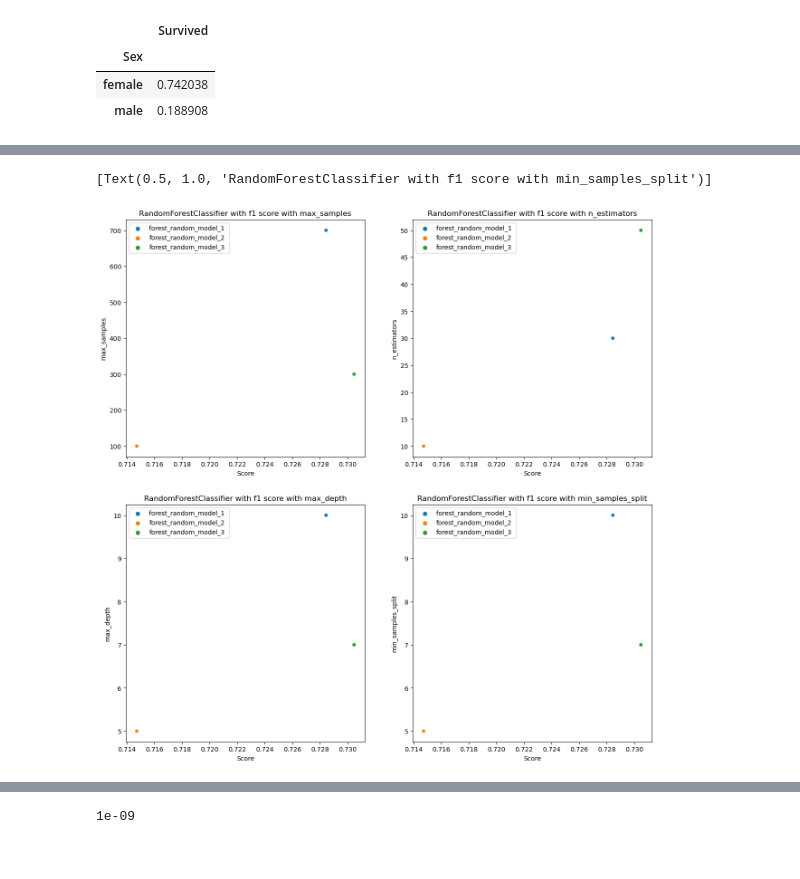
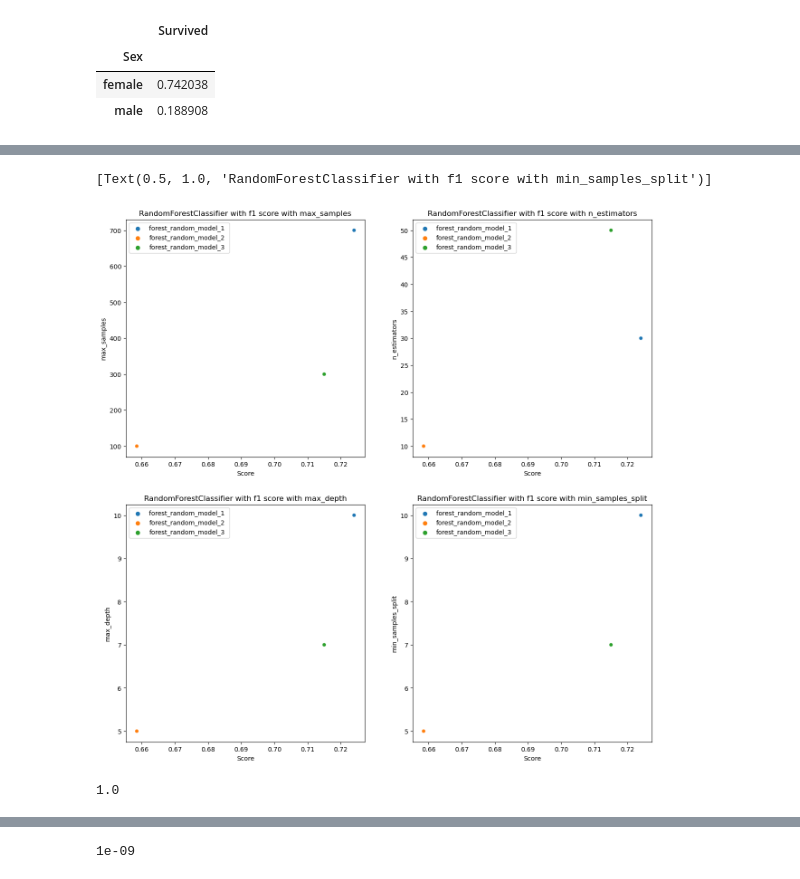
Before and after one commit to GrebnevRoman/ML_TITANIC_RESEARCH, a Jupyter notebook: ML_TITANIC_TASK.ipynb, the cells around one changed output, grey strips where cells are left out. Cells and saved outputs as stored; diff of their text form; code cells hidden in the pictures.

```diff
--- a/ML_TITANIC_TASK.ipynb
+++ b/ML_TITANIC_TASK.ipynb
@@ -39,3 +38,11 @@ train_df.groupby('Sex')[['Survived']].mean()
 | Sex |  |
 | female | 0.742038 |
 | male | 0.188908 |
+# %%
+train_df = pd.read_csv('train.csv')
+labelencoder = LabelEncoder()
+train_df.iloc[:,4] = labelencoder.fit_transform(train_df.iloc[:,4].values) #change sex from male female
+# to 0 and 1 in case that we have bad data like female_sex and male_sex
+print(train_df['Sex'].unique()) #check that all params has changed
+y = train_df["Survived"]
+features = ["Pclass","SibSp","Sex", "Parch"]
@@ -95,47 +130,47 @@ forest_random_model_3 = RandomForestClassifier(n_estimators=50,
                                               )
 
 
-forest_random_model_1.fit(X, y)
-forest_random_model_2.fit(X, y)
-forest_random_model_3.fit(X, y)
+forest_random_model_1.fit(Xx, y)
+forest_random_model_2.fit(Xx, y)
+forest_random_model_3.fit(Xx, y)
 
 
-print("F1 forest_random_model_1 score accuracy is {} ".format(f1_score(y,forest_random_model_1.predict(X))))
-print("F1 forest_random_model_2 score accuracy is {} ".format(f1_score(y,forest_random_model_2.predict(X))))
-print("F1 forest_random_model_3 score accuracy is {} ".format(f1_score(y,forest_random_model_3.predict(X))))
+print("F1 forest_random_model_1 score accuracy is {} ".format(f1_score(y,forest_random_model_1.predict(Xx))))
+print("F1 forest_random_model_2 score accuracy is {} ".format(f1_score(y,forest_random_model_2.predict(Xx))))
+print("F1 forest_random_model_3 score accuracy is {} ".format(f1_score(y,forest_random_model_3.predict(Xx))))
 
-cm_forest_1 = confusion_matrix(y, forest_random_model.predict(X))
-cm_forest_2 = confusion_matrix(y, forest_random_model.predict(X))
-cm_forest_3 = confusion_matrix(y, forest_random_model.predict(X))
+cm_forest_1 = confusion_matrix(y, forest_random_model.predict(Xx))
+cm_forest_2 = confusion_matrix(y, forest_random_model.predict(Xx))
+cm_forest_3 = confusion_matrix(y, forest_random_model.predict(Xx))
 
 print("\nForest matrix is \n {}".format(cm_forest_1))
-TN, FP, FN, TP = confusion_matrix(y, forest_random_model_1.predict(X)).ravel()
+TN, FP, FN, TP = confusion_matrix(y, forest_random_model_1.predict(Xx)).ravel()
 print('Testing Accuracy = "{} !" and with score is {}'.format((TP + TN) / (TP + TN + FN + FP)
-                                                             ,forest_random_model_1.score(X,y) ) )
+                                                             ,forest_random_model_1.score(Xx,y) ) )
 print("\nForest matrix is \n {}".format(cm_forest_2))
-TN, FP, FN, TP = confusion_matrix(y, forest_random_model_2.predict(X)).ravel()
+TN, FP, FN, TP = confusion_matrix(y, forest_random_model_2.predict(Xx)).ravel()
 print('Testing Accuracy = "{} !" and with score is {}'.format((TP + TN) / (TP + TN + FN + FP)
-                                                             ,forest_random_model_2.score(X,y) ) )
+                                                             ,forest_random_model_2.score(Xx,y) ) )
 print("\nForest matrix is \n {}".format(cm_forest_3))
-TN, FP, FN, TP = confusion_matrix(y, forest_random_model_3.predict(X)).ravel()
+TN, FP, FN, TP = confusion_matrix(y, forest_random_model_3.predict(Xx)).ravel()
 print('Testing Accuracy = "{} !" and with score is {}'.format((TP + TN) / (TP + TN + FN + FP)
-                                                             ,forest_random_model_3.score(X,y) ) )
+                                                             ,forest_random_model_3.score(Xx,y) ) )
 
-data_forest_samples = [[f1_score(y,forest_random_model_1.predict(X)),forest_random_model_1.max_samples],
-       [f1_score(y,forest_random_model_2.predict(X)),forest_random_model_2.max_samples],
-       [f1_score(y,forest_random_model_3.predict(X)),forest_random_model_3.max_samples]]
+data_forest_samples = [[f1_score(y,forest_random_model_1.predict(Xx)),forest_random_model_1.max_samples],
+       [f1_score(y,forest_random_model_2.predict(Xx)),forest_random_model_2.max_samples],
+       [f1_score(y,forest_random_model_3.predict(Xx)),forest_random_model_3.max_samples]]
 
-data_forest_estimators = [[f1_score(y,forest_random_model_1.predict(X)),forest_random_model_1.n_estimators],
-       [f1_score(y,forest_random_model_2.predict(X)),forest_random_model_2.n_estimators],
-       [f1_score(y,forest_random_model_3.predict(X)),forest_random_model_3.n_estimators]]
+data_forest_estimators = [[f1_score(y,forest_random_model_1.predict(Xx)),forest_random_model_1.n_estimators],
+       [f1_score(y,forest_random_model_2.predict(Xx)),forest_random_model_2.n_estimators],
+       [f1_score(y,forest_random_model_3.predict(Xx)),forest_random_model_3.n_estimators]]
 
-data_forest_depth = [[f1_score(y,forest_random_model_1.predict(X)),forest_random_model_1.max_depth],
-       [f1_score(y,forest_random_model_2.predict(X)),forest_random_model_2.max_depth],
-       [f1_score(y,forest_random_model_3.predict(X)),forest_random_model_3.max_depth]]
+data_forest_depth = [[f1_score(y,forest_random_model_1.predict(Xx)),forest_random_model_1.max_depth],
+       [f1_score(y,forest_random_model_2.predict(Xx)),forest_random_model_2.max_depth],
+       [f1_score(y,forest_random_model_3.predict(Xx)),forest_random_model_3.max_depth]]
 
-data_forest_split = [[f1_score(y,forest_random_model_1.predict(X)),forest_random_model_1.min_samples_split],
-       [f1_score(y,forest_random_model_2.predict(X)),forest_random_model_2.min_samples_split],
-       [f1_score(y,forest_random_model_3.predict(X)),forest_random_model_3.min_samples_split]]
+data_forest_split = [[f1_score(y,forest_random_model_1.predict(Xx)),forest_random_model_1.min_samples_split],
+       [f1_score(y,forest_random_model_2.predict(Xx)),forest_random_model_2.min_samples_split],
+       [f1_score(y,forest_random_model_3.predict(Xx)),forest_random_model_3.min_samples_split]]
 
 
 
@@ -209,6 +244,10 @@ Forest matrix is
 Testing Accuracy = "0.8103254769921436 !" and with score is 0.8103254769921436
 [Text(0.5, 1.0, 'RandomForestClassifier with f1 score with min_samples_split')]
-[figure, old version]
+[figure, new version]
+# %%
+print(log.C)
+# %% [output]
+1.0
 # %%
 # The choice of the algorithm depends on the penalty chosen. Supported penalties by solver:
 #     ‘lbfgs’ - [‘l2’, None]
```
Also changed, not shown: parts of 7 cells of this notebook.
